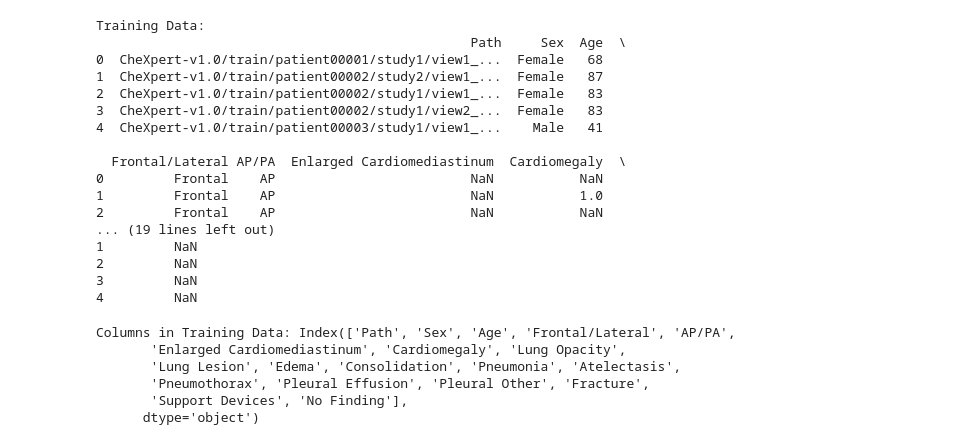
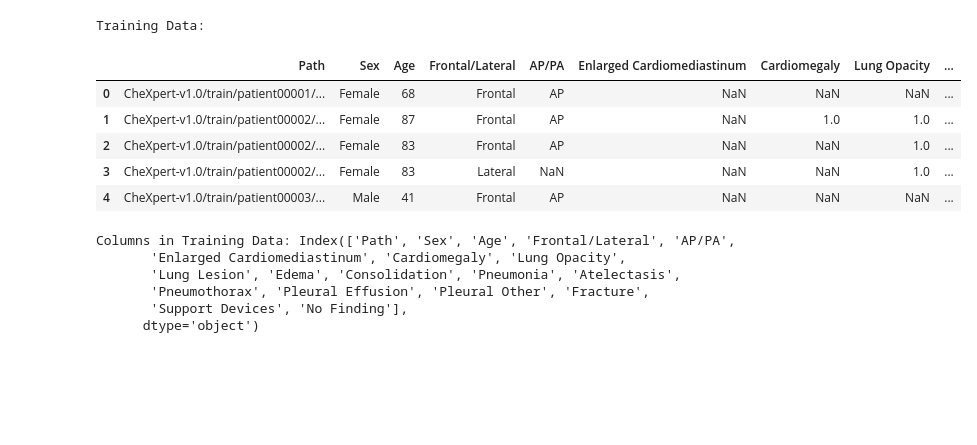
Before and after one commit to johnmtayag/DSC288R_Capstone, a Jupyter notebook: EDA.ipynb, the cells around one changed output. Drawn from its saved outputs; the diff is of its cells as text; code cells hidden in the pictures; blank space fills up the shorter version.

```diff
--- a/EDA.ipynb
+++ b/EDA.ipynb
@@ -1,39 +1,28 @@
 # %%
 # import necessary libraries
 import os
 import pandas as pd
 import matplotlib.pyplot as plt
-import cv2
 import numpy as np
 
 # define paths (update with your paths)
-base_dir = r"S:\chexpert\chexpert-data"
+base_dir = r"S:\chexpert\raw_data"
 train_csv = os.path.join(base_dir, "train_cheXbert.csv")
 
 # load CSV files
 train_df = pd.read_csv(train_csv)
 
 # display first few rows of the training DataFrame
 print("Training Data:")
-print(train_df.head())
+train_df.head()
 # %% [output]
 Training Data:
-                                                Path     Sex  Age  \
-0  CheXpert-v1.0/train/patient00001/study1/view1_...  Female   68
-1  CheXpert-v1.0/train/patient00002/study2/view1_...  Female   87
-2  CheXpert-v1.0/train/patient00002/study1/view1_...  Female   83
-3  CheXpert-v1.0/train/patient00002/study1/view2_...  Female   83
-4  CheXpert-v1.0/train/patient00003/study1/view1_...    Male   41
-
-  Frontal/Lateral AP/PA  Enlarged Cardiomediastinum  Cardiomegaly  \
-0         Frontal    AP                         NaN           NaN
-1         Frontal    AP                         NaN           1.0
-2         Frontal    AP                         NaN           NaN
-... (19 lines left out)
-1         NaN
-2         NaN
-3         NaN
-4         NaN
+|  | Path | Sex | Age | Frontal/Lateral | AP/PA | Enlarged Cardiomediastinum | Cardiomegaly | Lung Opacity | ... |
+| 0 | CheXpert-v1.0/train/patient00001/... | Female | 68 | Frontal | AP | NaN | NaN | NaN | ... |
+| 1 | CheXpert-v1.0/train/patient00002/... | Female | 87 | Frontal | AP | NaN | 1.0 | 1.0 | ... |
+| 2 | CheXpert-v1.0/train/patient00002/... | Female | 83 | Frontal | AP | NaN | NaN | 1.0 | ... |
+| 3 | CheXpert-v1.0/train/patient00002/... | Female | 83 | Lateral | NaN | NaN | NaN | 1.0 | ... |
+| 4 | CheXpert-v1.0/train/patient00003/... | Male | 41 | Frontal | AP | NaN | NaN | NaN | ... |
 # %%
 print("Columns in Training Data:", train_df.columns)
 # %% [output]
```
Also changed, not shown: parts of 7 cells of this notebook, 29 other files.
